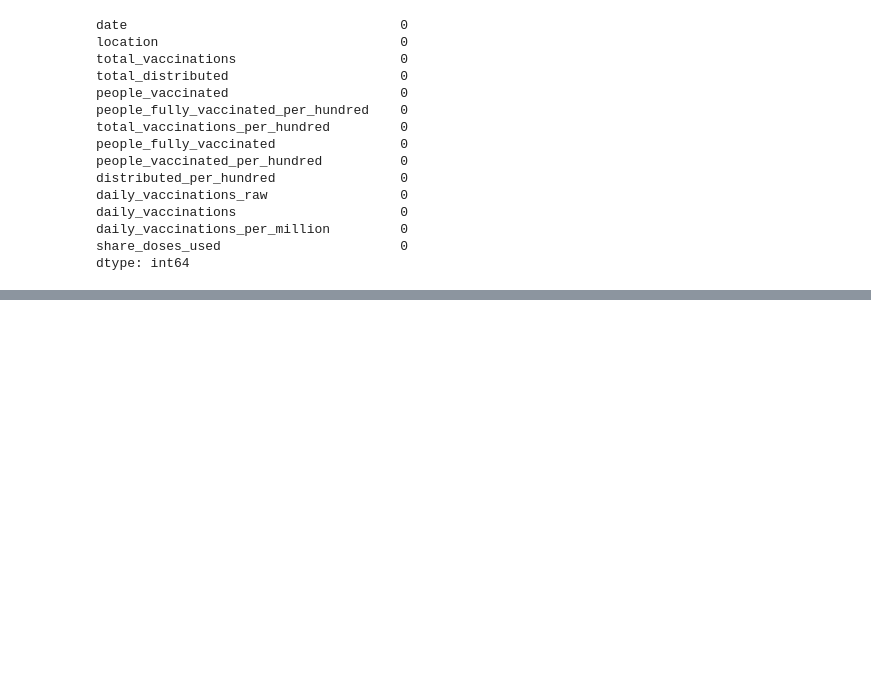
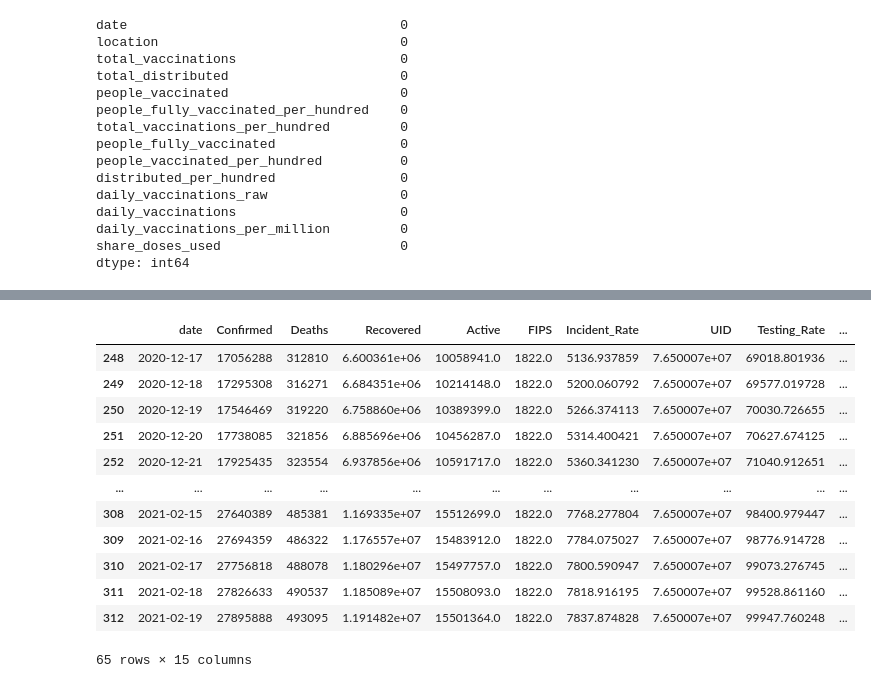
Before and after one commit to DSNortsev/CSE696-CECS_PROJECT, a Jupyter notebook: CSE_Project.ipynb, the cells around one changed output, grey strips where cells are left out. Saved outputs shown, nothing was run; the diff lists cells and outputs as text; code cells hidden in the pictures; blank space fills up the shorter version.

```diff
--- a/CSE_Project.ipynb
+++ b/CSE_Project.ipynb
@@ -617,0 +689,7 @@ complete_df.to_csv('processed_by_sate.csv', encoding='utf-8', index=False)
+# %%
+# Merge two Dataframes together
+complete_df = pd.merge(covid_grouped,
+                       vac_usa_data[['date', 'vaccine', 'total_vaccinations', 'people_vaccinated', 'people_fully_vaccinated']],
+                       on=['date'],
+                       how='left')
+complete_df.isna().sum()
@@ -617,0 +713,20 @@ complete_df.to_csv('processed_by_sate.csv', encoding='utf-8', index=False)
+# %%
+# Forward prapogate values
+complete_df = complete_df.interpolate(method ='pad', limit_direction ='forward')
+# Fill out all missing values with 0
+complete_df.fillna(0, inplace =True)
+complete_df.iloc[-65:]
+# %% [output]
+|  | date | Confirmed | Deaths | Recovered | Active | FIPS | Incident_Rate | UID | Testing_Rate | ... |
+| 248 | 2020-12-17 | 17056288 | 312810 | 6.600361e+06 | 10058941.0 | 1822.0 | 5136.937859 | 7.650007e+07 | 69018.801936 | ... |
+| 249 | 2020-12-18 | 17295308 | 316271 | 6.684351e+06 | 10214148.0 | 1822.0 | 5200.060792 | 7.650007e+07 | 69577.019728 | ... |
+| 250 | 2020-12-19 | 17546469 | 319220 | 6.758860e+06 | 10389399.0 | 1822.0 | 5266.374113 | 7.650007e+07 | 70030.726655 | ... |
+| 251 | 2020-12-20 | 17738085 | 321856 | 6.885696e+06 | 10456287.0 | 1822.0 | 5314.400421 | 7.650007e+07 | 70627.674125 | ... |
+| 252 | 2020-12-21 | 17925435 | 323554 | 6.937856e+06 | 10591717.0 | 1822.0 | 5360.341230 | 7.650007e+07 | 71040.912651 | ... |
+| ... | ... | ... | ... | ... | ... | ... | ... | ... | ... | ... |
+| 308 | 2021-02-15 | 27640389 | 485381 | 1.169335e+07 | 15512699.0 | 1822.0 | 7768.277804 | 7.650007e+07 | 98400.979447 | ... |
+| 309 | 2021-02-16 | 27694359 | 486322 | 1.176557e+07 | 15483912.0 | 1822.0 | 7784.075027 | 7.650007e+07 | 98776.914728 | ... |
+| 310 | 2021-02-17 | 27756818 | 488078 | 1.180296e+07 | 15497757.0 | 1822.0 | 7800.590947 | 7.650007e+07 | 99073.276745 | ... |
+| 311 | 2021-02-18 | 27826633 | 490537 | 1.185089e+07 | 15508093.0 | 1822.0 | 7818.916195 | 7.650007e+07 | 99528.861160 | ... |
+| 312 | 2021-02-19 | 27895888 | 493095 | 1.191482e+07 | 15501364.0 | 1822.0 | 7837.874828 | 7.650007e+07 | 99947.760248 | ... |
+65 rows × 15 columns
```
Also changed, not shown: parts of 21 cells of this notebook, 2 other files.
